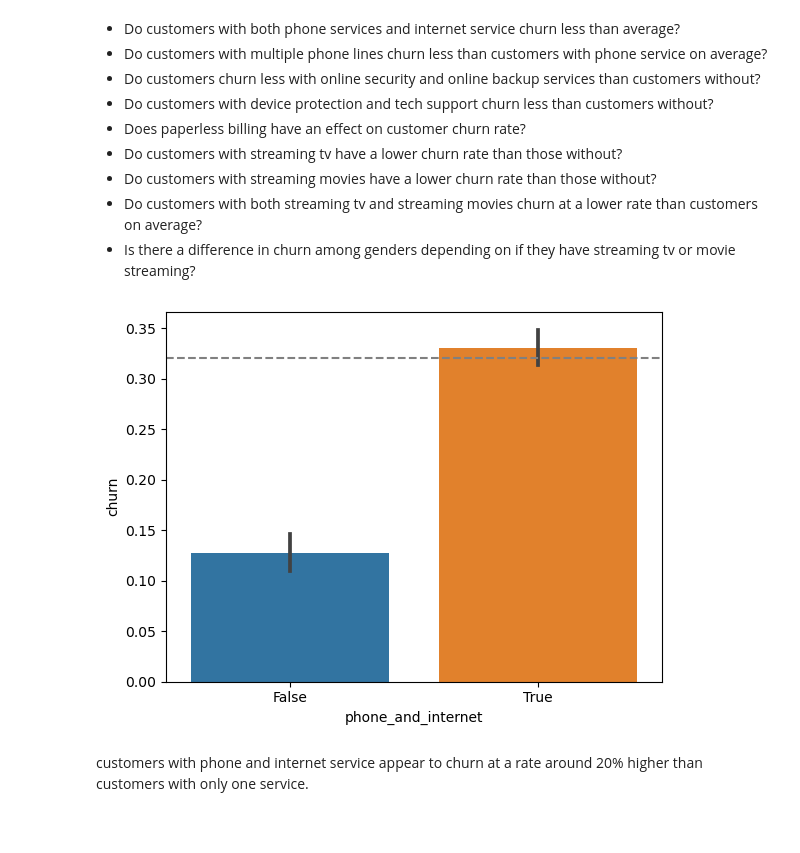
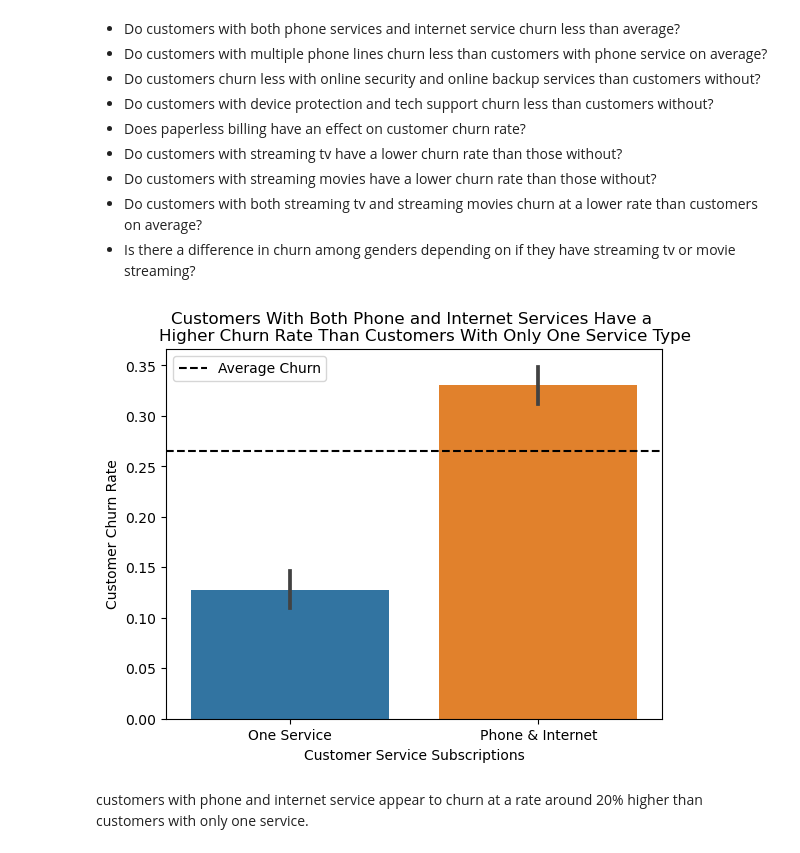
Before and after one commit to Adam-Harris87/classification-project, a Jupyter notebook: explore.ipynb, the cells around one changed output. Saved outputs shown, nothing was run; the diff lists cells and outputs as text; code cells hidden in the pictures; blank space fills up the shorter version.

```diff
--- a/explore.ipynb
+++ b/explore.ipynb
@@ -412,12 +421,38 @@ train['phone_and_internet'] = ((train.phone_service == 1)
-# %%
-sns.barplot(data=train,
-           x='phone_and_internet',
-           y='churn')
-
-plt.axhline(internet.churn.mean(), ls='--', color='gray')
-plt.show()
-# %% [output]
-[figure, removed]
+# %%
+# Do customers with both phone services and internet service churn less than
+# customers that only have one service?
+
+# create a variable to group customers with both service types
+train['phone_and_internet'] = ((train.phone_service == 1)
+                               & (train.internet_service_type_none == 0))
+
+def get_bar_phone_and_internet():
+    '''
+    This function will display a barplot of customer churn rates for customers
+    who have one service type and customers who have both service types.
+    '''
+    # create the bar plot
+    sns.barplot(data=train,
+               x='phone_and_internet',
+               y='churn')
+    # change the tick labels to something understandable
+    plt.xticks(ticks=(False, True), labels=('One Service','Phone & Internet'))
+    # add axis labels
+    plt.xlabel('Customer Service Subscriptions')
+    plt.ylabel('Customer Churn Rate')
+    # add a chart title
+    plt.title('Customers With Both Phone and Internet Services Have a \n\
+    Higher Churn Rate Than Customers With Only One Service Type')
+    # add a line showing the average churn rate
+    plt.axhline(train.churn.mean(), ls='--', color='black', label='Average Churn')
+    # create a legend to describe the avg churn rate line
+    plt.legend()
+    # show the chart
+    plt.show()
+# %%
+get_bar_phone_and_internet()
+# %% [output]
+[figure, added]
 # %% [markdown]
 customers with phone and internet service appear to churn at a rate around 20% higher than customers with only one service.
 # %% [markdown]
```
Also changed, not shown: parts of 8 cells of this notebook, 2 other files.
